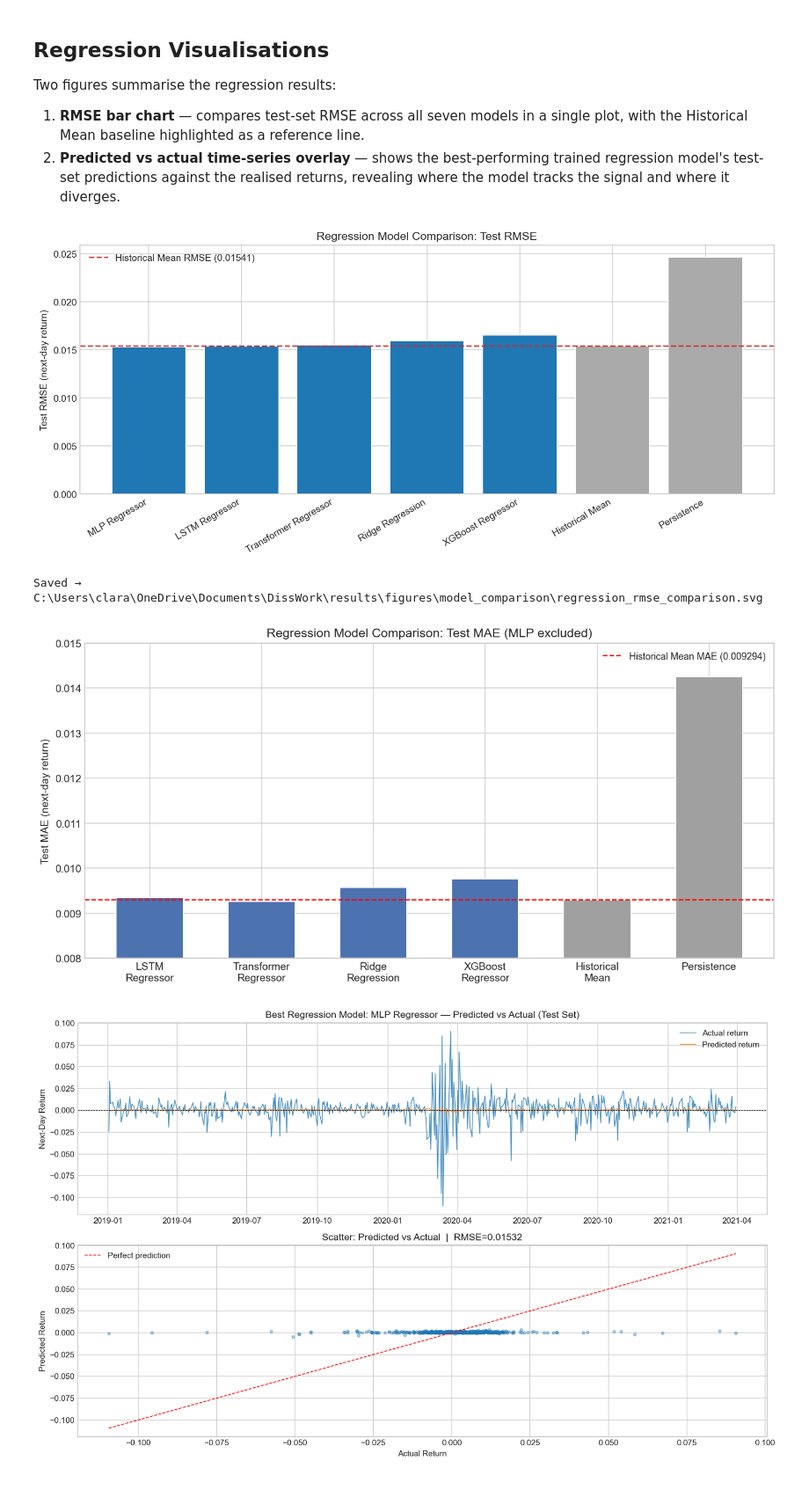
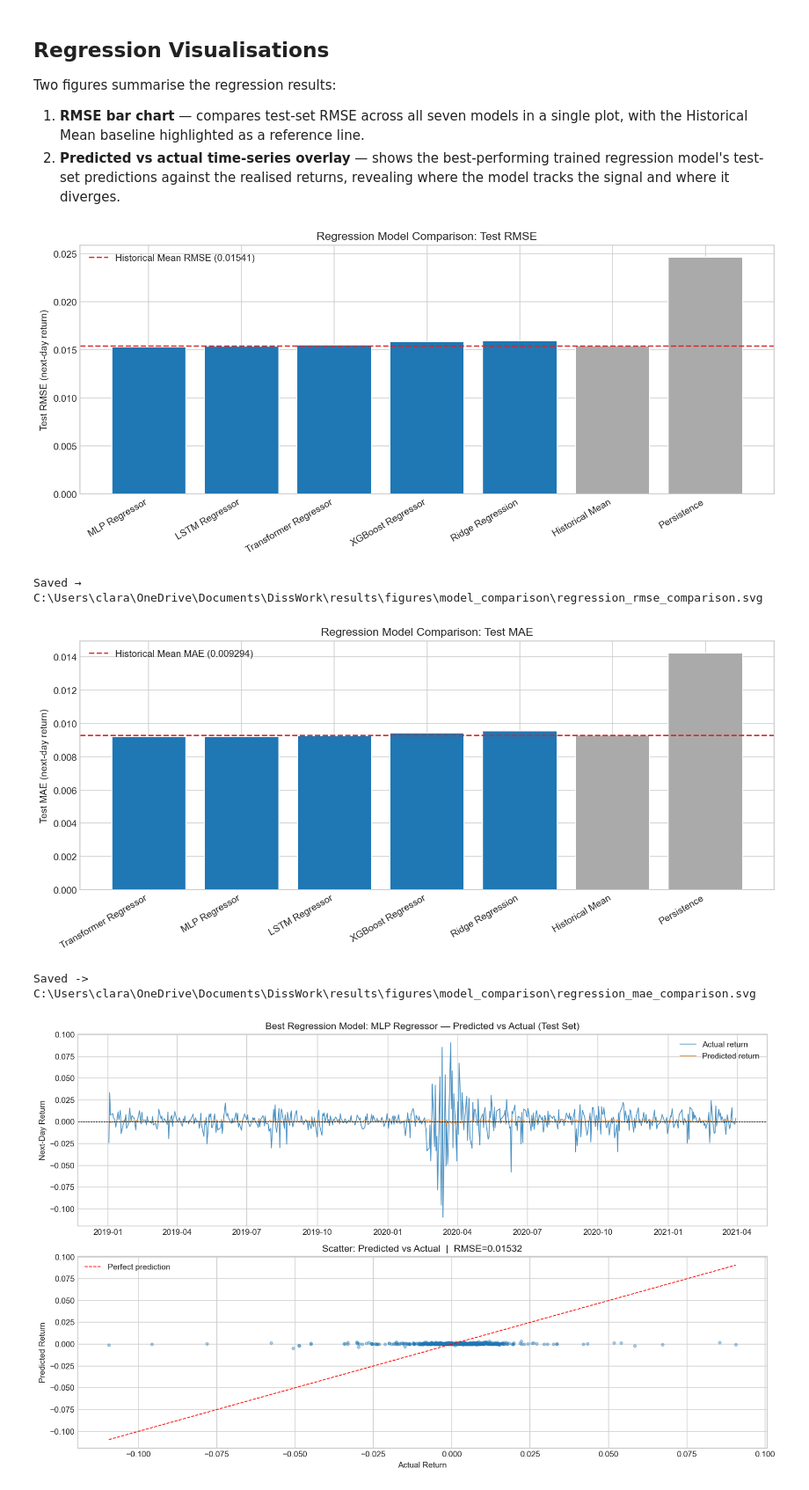
Before and after one commit to ClaraIForwood/equity-return-prediction, a Jupyter notebook: notebooks/03_model_training.ipynb, the cells around one changed output. Shown at 88% size. Drawn from its saved outputs; the diff is of its cells as text; code cells hidden in the pictures.

Commit message:
Fix MAE chart to read from regression_df, update XGBoost regressor and figures, fix script imports and table formatting

```diff
--- a/notebooks/03_model_training.ipynb
+++ b/notebooks/03_model_training.ipynb
@@ -1244,7 +1245,7 @@ if XGBOOST_AVAILABLE:
     tree_reg_clf = XGBRegressor(
         n_estimators=300, learning_rate=0.05, max_depth=4,
         subsample=0.8, colsample_bytree=0.8,
-        objective="reg:squarederror",
+        objective="reg:absoluteerror",
         random_state=RANDOM_SEED, n_jobs=-1,
     )
 else:
@@ -1514,49 +1515,53 @@ Two figures summarise the regression results:
 # ── Figure 1: RMSE bar chart ──────────────────────────────────────────────
 fig, ax = plt.subplots(figsize=(11, 5))
 
 colors = ["#1f77b4" if m not in bench_names else "#aaaaaa"
           for m in regression_df["model"]]
 bars = ax.bar(regression_df["model"], regression_df["test_rmse"], color=colors, edgecolor="white")
 
 # Reference line: Historical Mean RMSE
 hist_mean_rmse = regression_df.loc[
     regression_df["model"] == "Historical Mean", "test_rmse"
 ].values[0]
 ax.axhline(hist_mean_rmse, linestyle="--", color="#d62728", linewidth=1.5,
            label=f"Historical Mean RMSE ({hist_mean_rmse:.5f})")
 
 ax.set_ylabel("Test RMSE (next-day return)")
 ax.set_title("Regression Model Comparison: Test RMSE")
 ax.set_xticklabels(regression_df["model"], rotation=30, ha="right")
 ax.legend()
 fig.tight_layout()
 fig.savefig(FIGURES_DIR / "regression_rmse_comparison.svg", bbox_inches="tight")
 plt.show()
 print(f"Saved → {FIGURES_DIR / 'regression_rmse_comparison.svg'}")
 
 
-models = ['MLP\nRegressor', 'LSTM\nRegressor', 'Transformer\nRegressor',
-          'Ridge\nRegression', 'XGBoost\nRegressor', 'Historical\nMean', 'Persistence']
+# ── Figure 2: MAE bar chart ───────────────────────────────────────────────
+_bench = ["Historical Mean", "Persistence"]
+_mae_trained = regression_df[~regression_df["model"].isin(_bench)].sort_values("test_mae")
+_mae_bench   = regression_df[ regression_df["model"].isin(_bench)].sort_values("test_mae")
+_mae_df = pd.concat([_mae_trained, _mae_bench], ignore_index=True)
 
-mae_values = [0.009204, 0.009350, 0.009263, 0.009571, 0.009764, 0.009294, 0.014251]
+_hist_mean_mae = _mae_df.loc[_mae_df["model"] == "Historical Mean", "test_mae"].values[0]
+_mae_colors = ["#1f77b4" if m not in _bench else "#aaaaaa" for m in _mae_df["model"]]
 
-colors = ['#4C72B0', '#4C72B0', '#4C72B0', '#4C72B0', '#4C72B0', '#A0A0A0', '#A0A0A0']
-
-fig, ax = plt.subplots(figsize=(10, 5))
-ax.bar(models, mae_values, color=colors, edgecolor='white', width=0.6)
-ax.axhline(0.009294, color='red', linestyle='--', linewidth=1.2,
-           label='Historical Mean MAE (0.009294)')
-ax.set_ylabel('Test MAE (next-day return)')
-ax.set_title('Regression Model Comparison: Test MAE')
-ax.set_ylim(0.008, 0.015)
-ax.legend(fontsize=9)
+fig, ax = plt.subplots(figsize=(11, 5))
+ax.bar(_mae_df["model"], _mae_df["test_mae"], color=_mae_colors, edgecolor="white")
+ax.axhline(_hist_mean_mae, color="#d62728", linestyle="--", linewidth=1.5,
+           label=f"Historical Mean MAE ({_hist_mean_mae:.6f})")
+ax.set_ylabel("Test MAE (next-day return)")
+ax.set_title("Regression Model Comparison: Test MAE")
+ax.set_xticklabels(_mae_df["model"], rotation=30, ha="right")
+ax.legend()
 fig.tight_layout()
-fig.savefig(FIGURES_DIR / 'regression_mae_comparison.svg', bbox_inches='tight')
+fig.savefig(FIGURES_DIR / "regression_mae_comparison.svg", bbox_inches="tight")
 plt.show()
+print(f"Saved -> {FIGURES_DIR / 'regression_mae_comparison.svg'}")
 # %% [output]
-[figure, old version]
+[figure, new version]
 Saved → C:\Users\clara\OneDrive\Documents\DissWork\results\figures\model_comparison\regression_rmse_comparison.svg
-[figure, old version]
+[figure, new version]
+Saved -> C:\Users\clara\OneDrive\Documents\DissWork\results\figures\model_comparison\regression_mae_comparison.svg
 # %%
 # ── Figure 2: Predicted vs actual — best trained regression model ─────────
 best_reg_model = regression_df[~regression_df["model"].isin(bench_names)].iloc[0]["model"]
```
Also changed, not shown: parts of 10 cells of this notebook, 17 other files.
